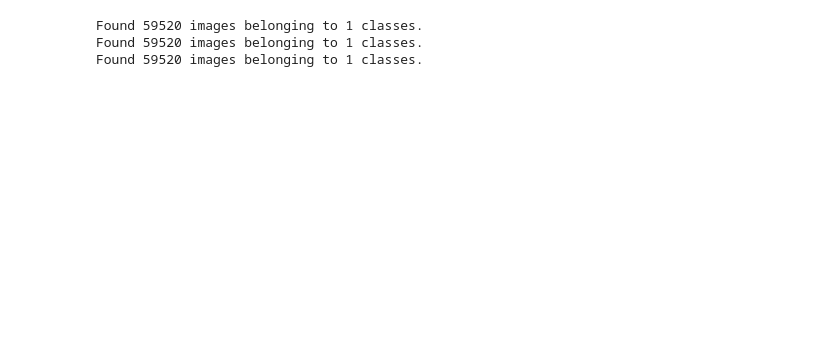
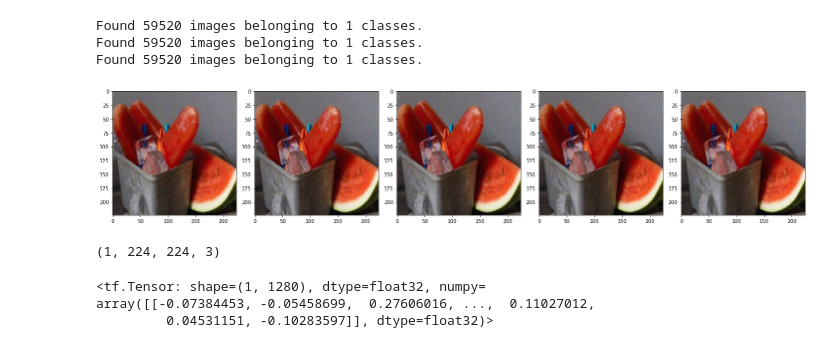
Before and after one commit to timothelaborie/introml, a Jupyter notebook: task3/main.ipynb, the cells around one changed output. Cells and saved outputs as stored; diff of their text form; code cells hidden in the pictures; blank space fills up the shorter version.

```diff
--- a/task3/main.ipynb
+++ b/task3/main.ipynb
@@ -240,17 +240,27 @@ Found 59520 images belonging to 1 classes.
 Found 59520 images belonging to 1 classes.
 Found 59520 images belonging to 1 classes.
 # %%
-# # This function will plot images in the form of a grid with 1 row and 5 columns where images are placed in each column.
-# def plotImages(images_arr):
-#     fig, axes = plt.subplots(1, 5, figsize=(20,20))
-#     axes = axes.flatten()
-#     for img, ax in zip(images_arr, axes):
-#         ax.imshow(img)
-#     plt.tight_layout()
-#     plt.show()
+# This function will plot images in the form of a grid with 1 row and 5 columns where images are placed in each column.
+def plotImages(images_arr):
+    fig, axes = plt.subplots(1, 5, figsize=(20,20))
+    axes = axes.flatten()
+    for img, ax in zip(images_arr, axes):
+        ax.imshow(img)
+    plt.tight_layout()
+    plt.show()
 
-# augmented_images = [my_gen[0][0][0] for i in range(5)]
-# plotImages(augmented_images)
+augmented_images = [my_gen[0][0][0] for i in range(5)]
+plotImages(augmented_images)
+# %% [output]
+[figure, added]
+# %%
+print(my_gen[0][0][0][None].shape)
+feature_extractor(my_gen[0][0][0][None])
+# %% [output]
+(1, 224, 224, 3)
+<tf.Tensor: shape=(1, 1280), dtype=float32, numpy=
+array([[-0.07384453, -0.05458699,  0.27606016, ...,  0.11027012,
+         0.04531151, -0.10283597]], dtype=float32)>
 # %%
 class SiameseModel(Model):
     """The Siamese Network model with a custom training and testing loops.
```
Also changed, not shown: parts of 2 cells of this notebook, 4 other files.
